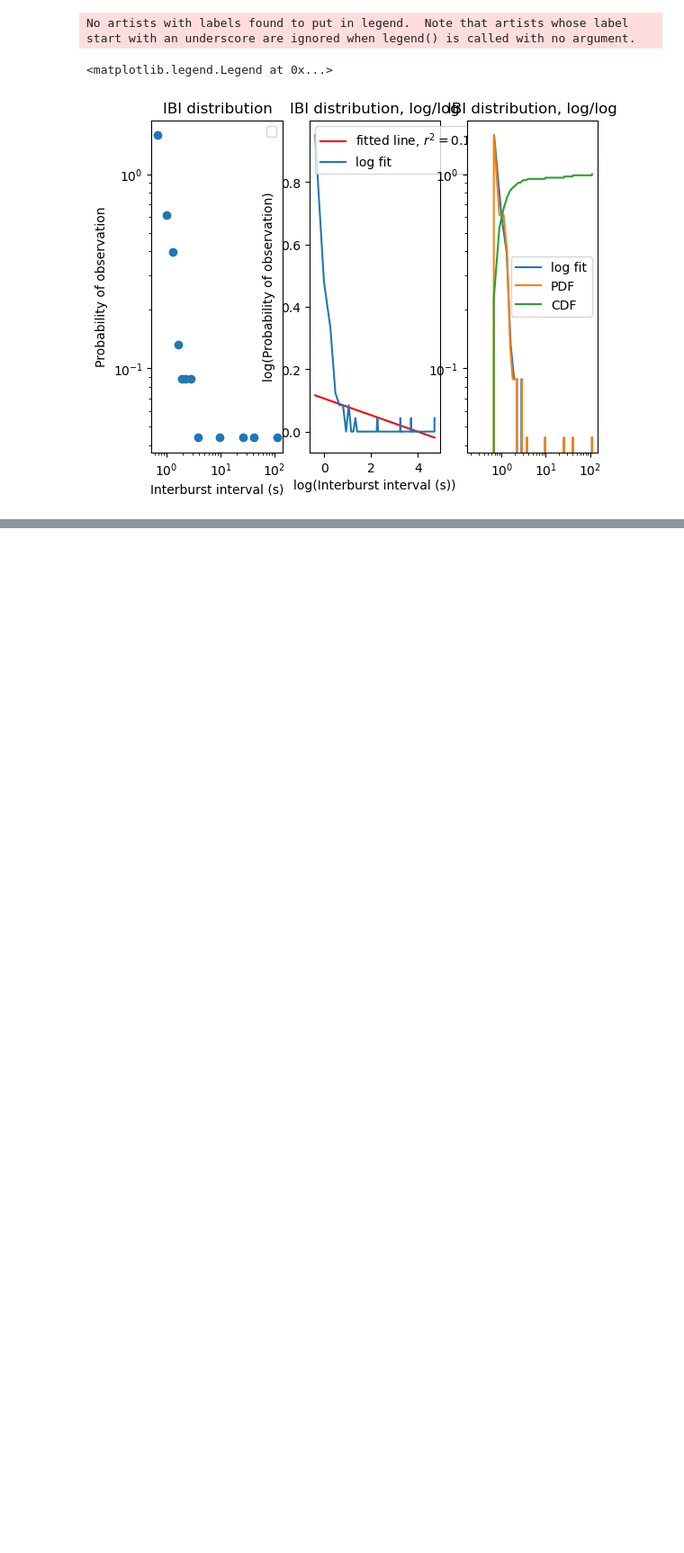
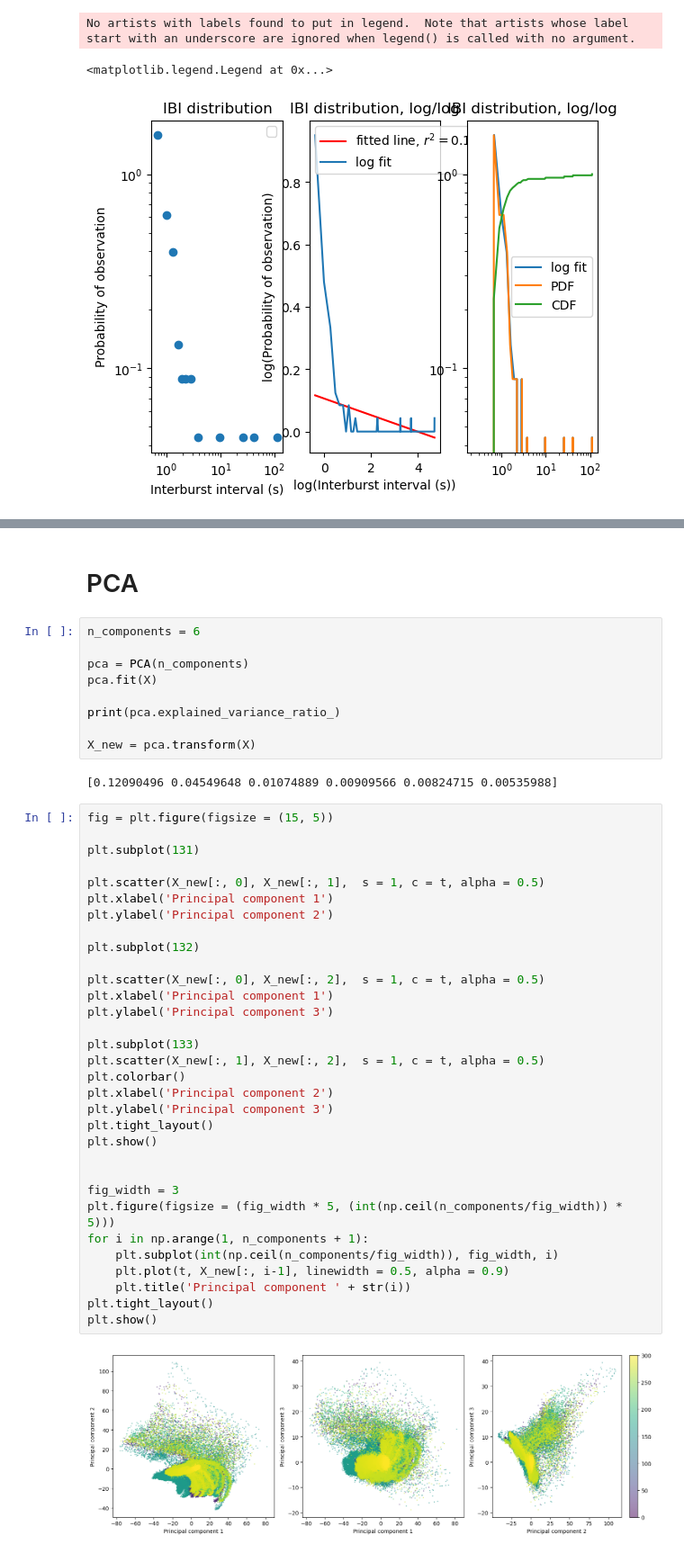
Before and after one commit to mrwun2002/MaxLab_analysis, a Jupyter notebook: test_load.ipynb, the cells around one changed output, grey strips where cells are left out. Shown at 90% size. Drawn from its saved outputs; the diff is of its cells as text; blank space fills up the shorter version.

```diff
--- a/test_load.ipynb
+++ b/test_load.ipynb
@@ -162,0 +181,47 @@ plt.plot(data_from_npy[:, 0], data_from_npy[:, 1])
+# %% [markdown]
+# PCA
+# %%
+n_components = 6
+
+pca = PCA(n_components)
+pca.fit(X)
+
+print(pca.explained_variance_ratio_)
+
+X_new = pca.transform(X)
+# %% [output]
+[0.12090496 0.04549648 0.01074889 0.00909566 0.00824715 0.00535988]
+# %%
+fig = plt.figure(figsize = (15, 5))
+
+plt.subplot(131)
+
+plt.scatter(X_new[:, 0], X_new[:, 1],  s = 1, c = t, alpha = 0.5)
+plt.xlabel('Principal component 1')
+plt.ylabel('Principal component 2')
+
+plt.subplot(132)
+
+plt.scatter(X_new[:, 0], X_new[:, 2],  s = 1, c = t, alpha = 0.5)
+plt.xlabel('Principal component 1')
+plt.ylabel('Principal component 3')
+
+plt.subplot(133)
+plt.scatter(X_new[:, 1], X_new[:, 2],  s = 1, c = t, alpha = 0.5)
+plt.colorbar()
+plt.xlabel('Principal component 2')
+plt.ylabel('Principal component 3')
+plt.tight_layout()
+plt.show()
+
+
+fig_width = 3
+plt.figure(figsize = (fig_width * 5, (int(np.ceil(n_components/fig_width)) * 5)))
+for i in np.arange(1, n_components + 1):
+    plt.subplot(int(np.ceil(n_components/fig_width)), fig_width, i)
+    plt.plot(t, X_new[:, i-1], linewidth = 0.5, alpha = 0.9)
+    plt.title('Principal component ' + str(i))
+plt.tight_layout()
+plt.show()
+# %% [output]
+[figure, added]
```
Also changed, not shown: parts of 13 cells of this notebook, 1 other file.
